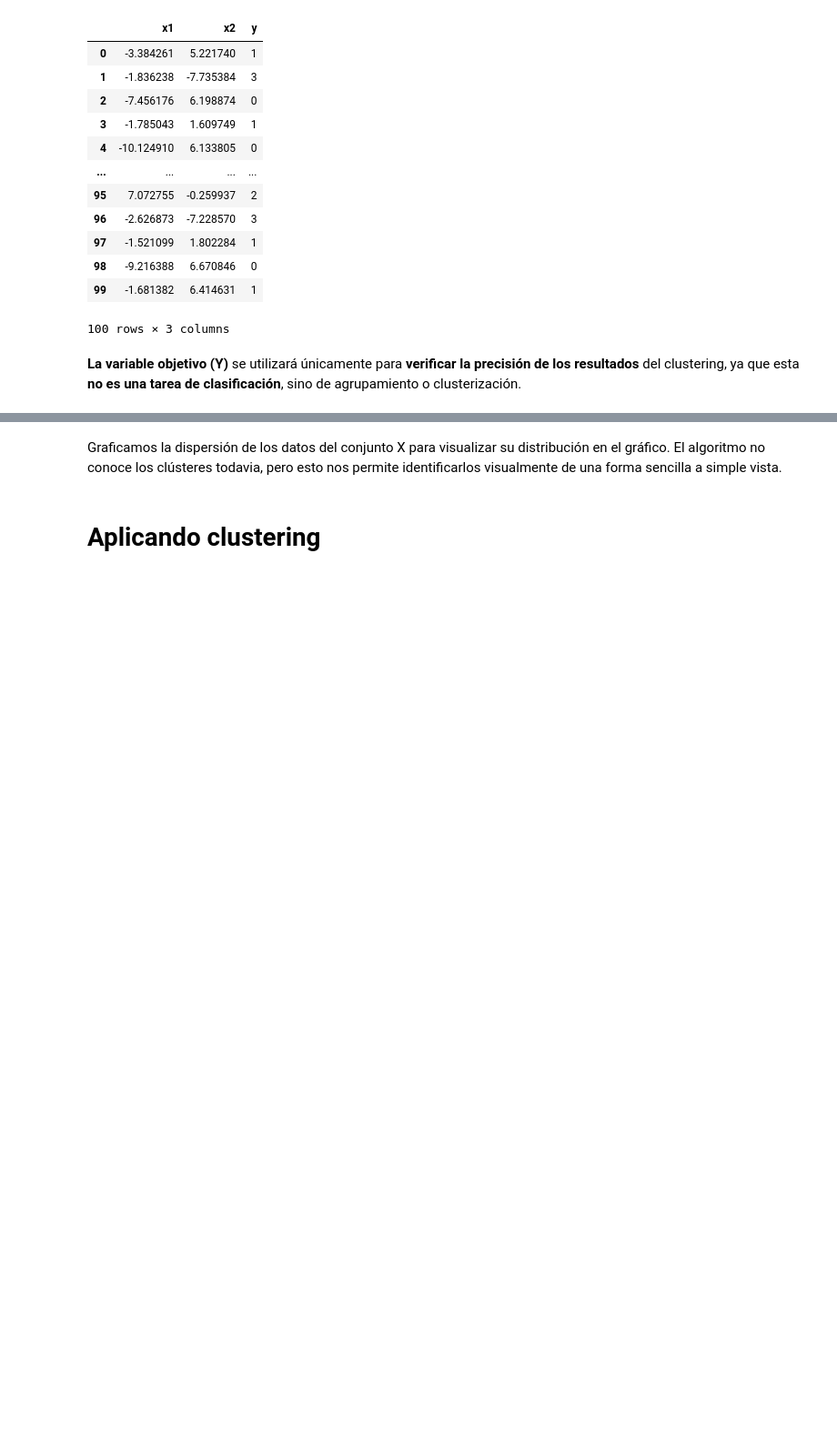
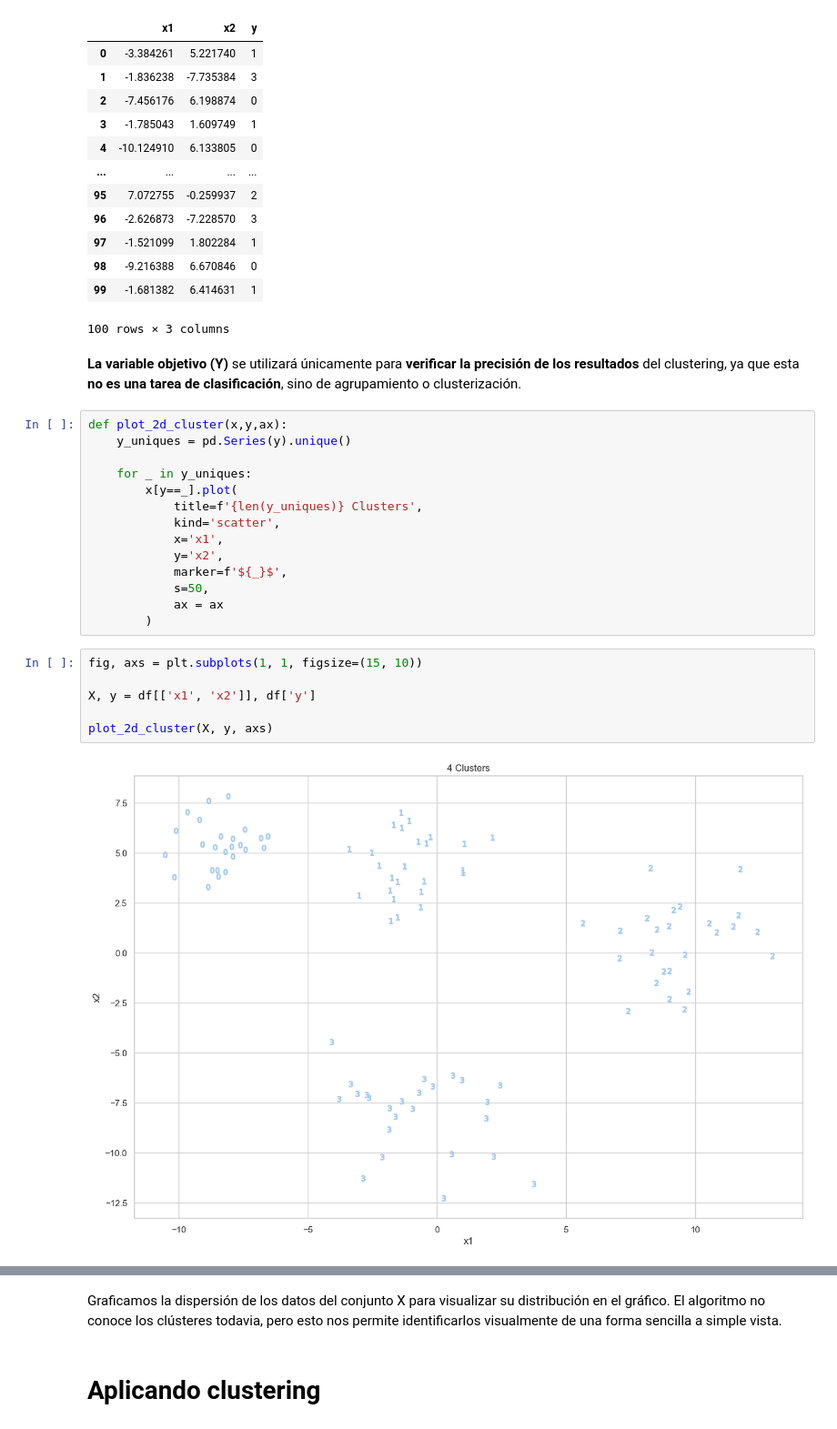
Before and after one commit to M1K3DEV23/Clusters, a Jupyter notebook: notebook/01_primer_cluster.ipynb, the cells around one changed output, grey strips where cells are left out. Shown at 91% size. Saved outputs shown, nothing was run; the diff lists cells and outputs as text; blank space fills up the shorter version.

Commit message:
Agregando mejores practicas clusters

```diff
--- a/notebook/01_primer_cluster.ipynb
+++ b/notebook/01_primer_cluster.ipynb
@@ -46,4 +50,26 @@ df
 100 rows × 3 columns
 # %% [markdown]
 **La variable objetivo (Y)** se utilizará únicamente para **verificar la precisión de los resultados** del clustering, ya que esta **no es una tarea de clasificación**, sino de agrupamiento o clusterización.
+# %%
+def plot_2d_cluster(x,y,ax):
+    y_uniques = pd.Series(y).unique()
+
+    for _ in y_uniques:
+        x[y==_].plot(
+            title=f'{len(y_uniques)} Clusters',
+            kind='scatter',
+            x='x1',
+            y='x2',
+            marker=f'${_}$',
+            s=50,
+            ax = ax
+        )
+# %%
+fig, axs = plt.subplots(1, 1, figsize=(15, 10))
+
+X, y = df[['x1', 'x2']], df['y']
+
+plot_2d_cluster(X, y, axs)
+# %% [output]
+[figure, added]
 # %%
```
Also changed, not shown: parts of 6 cells of this notebook, 6 other files.
